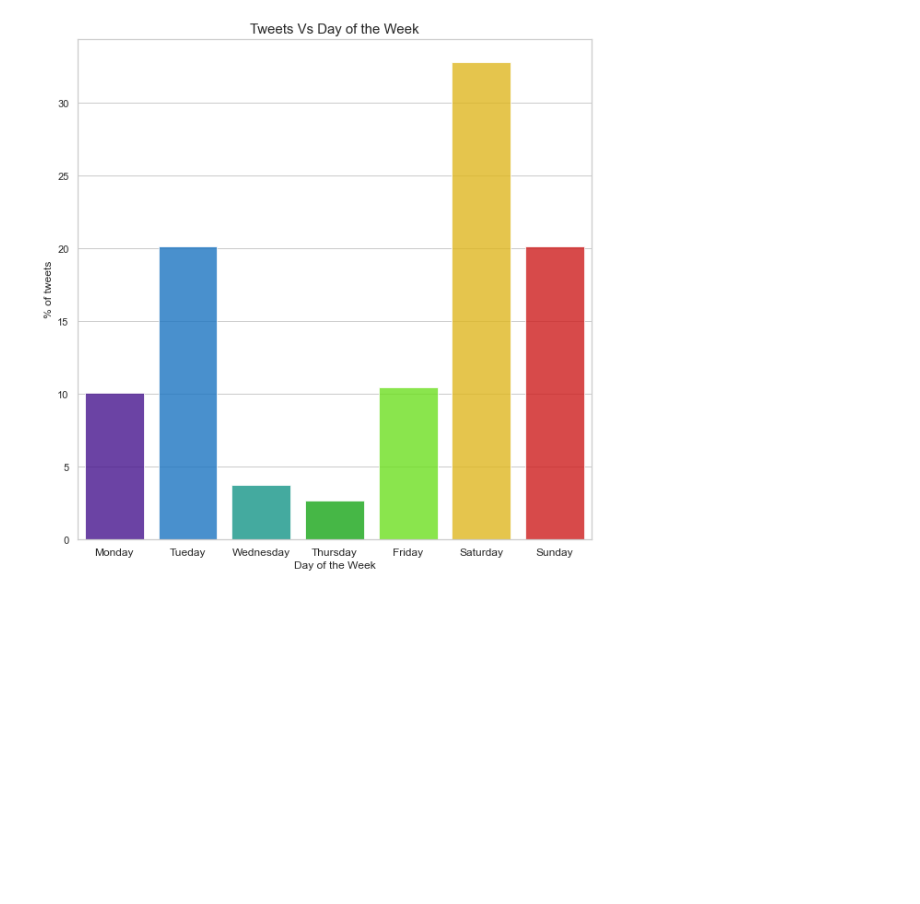
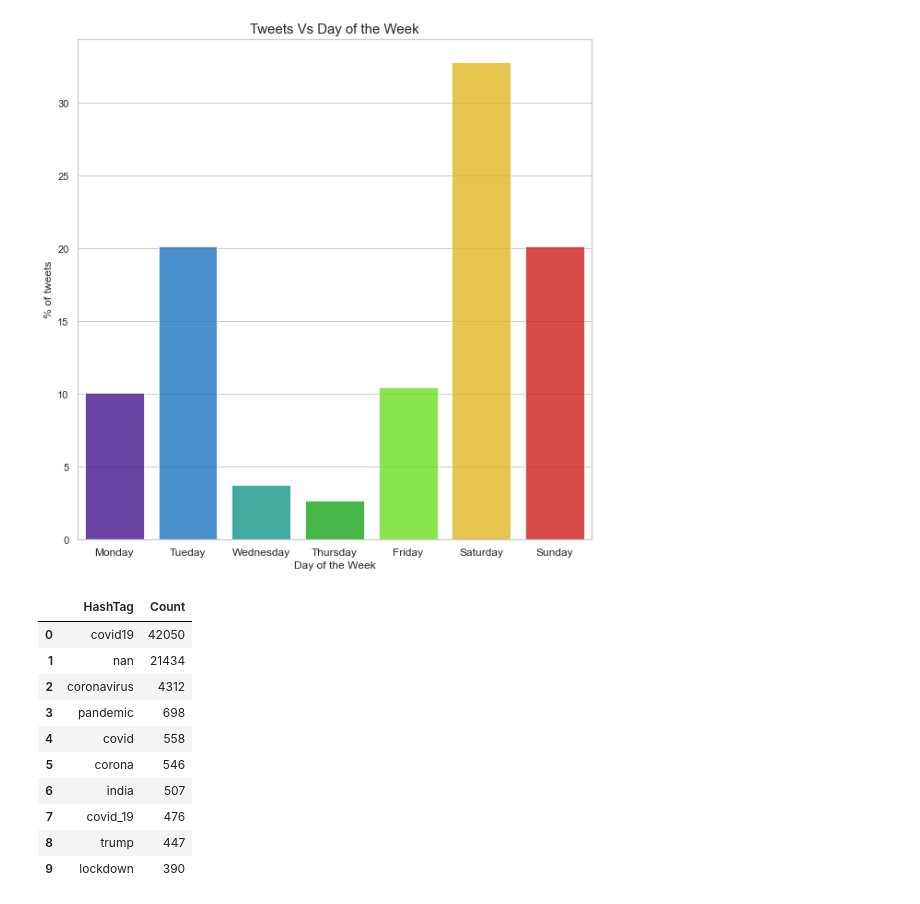
Before and after one commit to SantiG2233/RetoAnalitica, a Jupyter notebook: Reto.ipynb, the cells around one changed output. Saved outputs shown, nothing was run; the diff lists cells and outputs as text; code cells hidden in the pictures; blank space fills up the shorter version.

```diff
--- a/Reto.ipynb
+++ b/Reto.ipynb
@@ -179,3 +181,33 @@ plt.xticks(fontsize=12)
   Text(5, 0, 'Saturday'),
   Text(6, 0, 'Sunday')])
 [figure]
+# %%
+def makeList(x):
+    x = str(x)
+    x = x.replace('[', '')
+    x = x.replace(']', '')
+    x = x.split(',')
+    return x
+
+df_tags = df.copy()
+df_tags['hashes'] = df_tags['hashtags'].apply(lambda x:makeList(x))
+df_tags = df_tags.explode('hashes')
+df_tags['hashes'] = df_tags['hashes'].str.lower()
+df_tags['hashes'] = df_tags['hashes'].str.replace(" ","")
+df_tags['hashes'] = df_tags['hashes'].str.replace("'","")
+tags = df_tags['hashes'].value_counts().reset_index()
+tags = tags[0:10]
+tags.rename(columns = {'index':'HashTag', 'hashes':'Count'}, inplace = True)
+tags
+# %% [output]
+|  | HashTag | Count |
+| 0 | covid19 | 42050 |
+| 1 | nan | 21434 |
+| 2 | coronavirus | 4312 |
+| 3 | pandemic | 698 |
+| 4 | covid | 558 |
+| 5 | corona | 546 |
+| 6 | india | 507 |
+| 7 | covid_19 | 476 |
+| 8 | trump | 447 |
+| 9 | lockdown | 390 |
```
Also changed, not shown: parts of 2 cells of this notebook.
